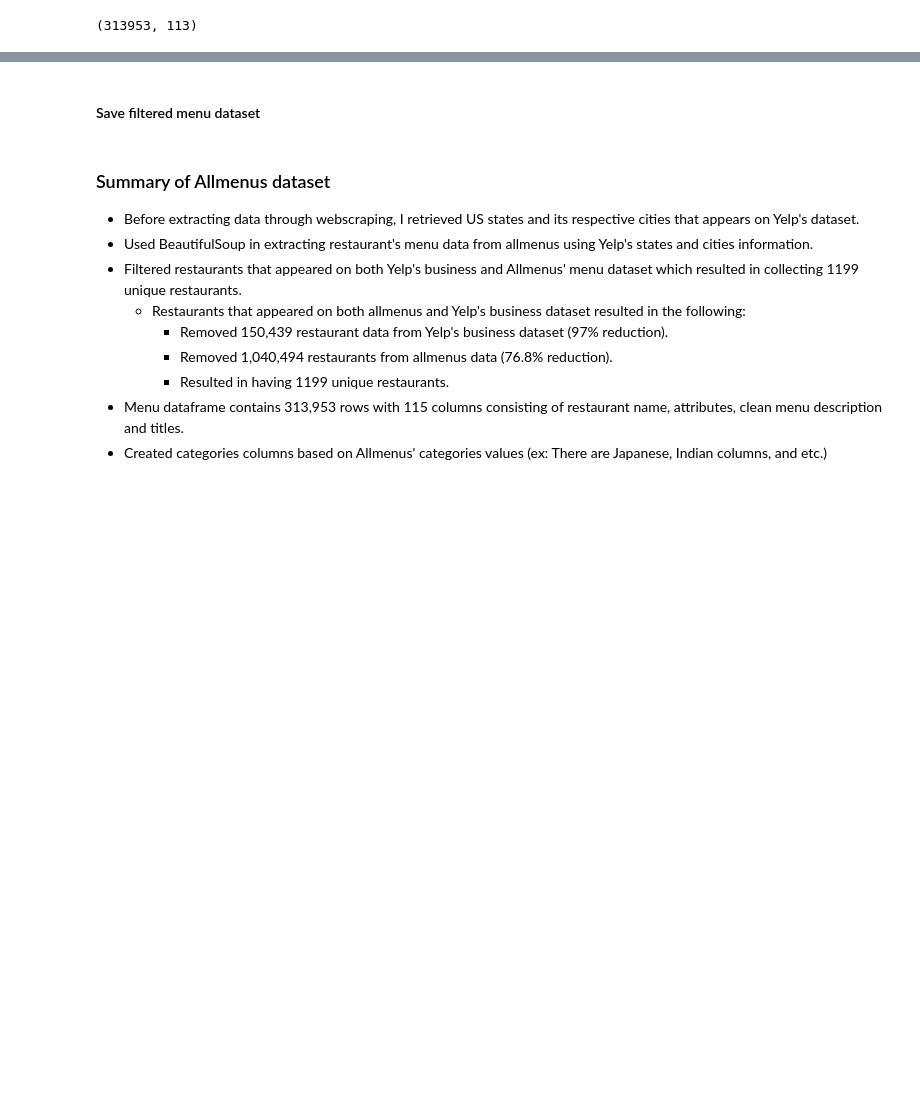
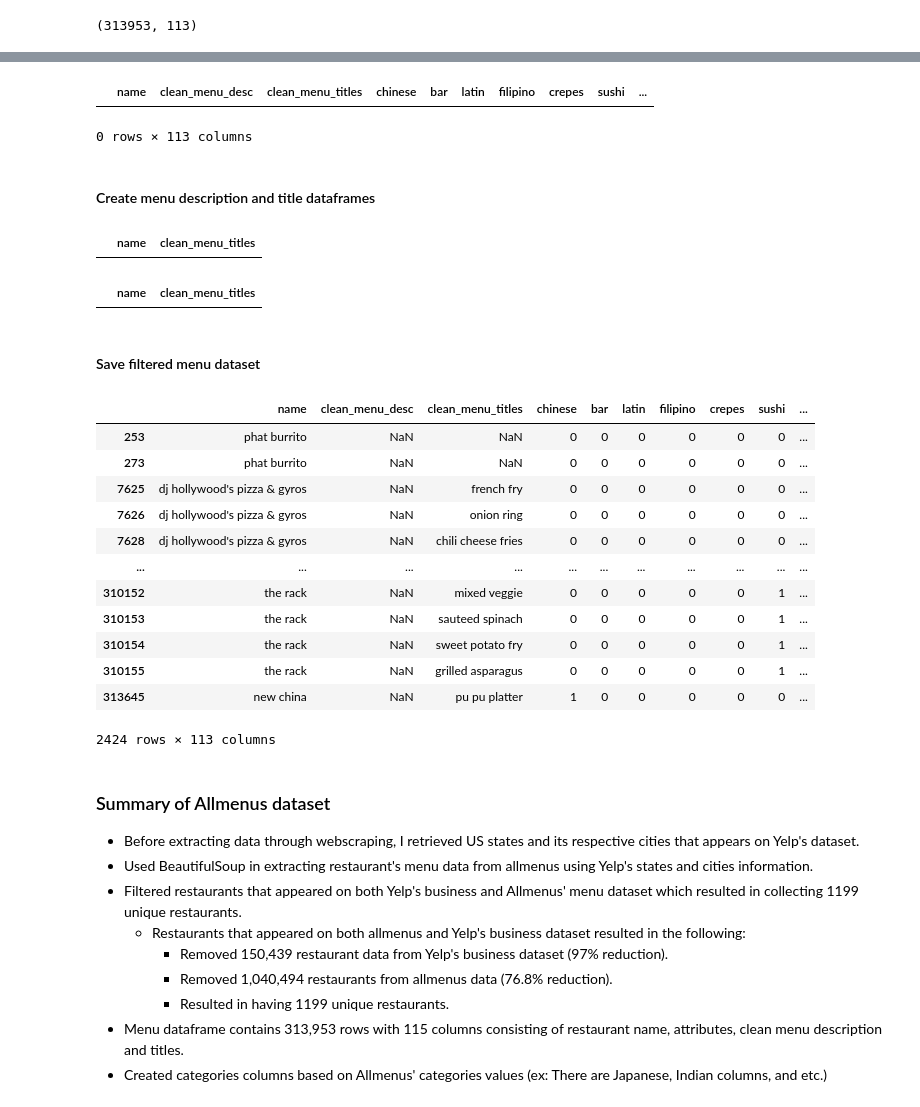
Before and after one commit to Suykim21/nlp_restaurant_search_engine, a Jupyter notebook: preprocessing.ipynb, the cells around one changed output, grey strips where cells are left out. Drawn from its saved outputs; the diff is of its cells as text; code cells hidden in the pictures; blank space fills up the shorter version.

```diff
--- a/preprocessing.ipynb
+++ b/preprocessing.ipynb
@@ -921 +941,8 @@ filtered_allmenus_df.head()
 5 rows × 113 columns
+# %%
+filtered_allmenus_df[filtered_allmenus_df.isna().any(axis=1)]
+# %% [output]
+|  | name | clean_menu_desc | clean_menu_titles | chinese | bar | latin | filipino | crepes | sushi | ... |
+0 rows × 113 columns
+# %% [markdown]
+#### Create menu description and title dataframes
@@ -921,0 +955,4 @@ filtered_allmenus_df.head()
+# %%
+menu_title_df[menu_title_df.isna().any(axis=1)]
+# %% [output]
+|  | name | clean_menu_titles |
@@ -921,0 +961,4 @@ filtered_allmenus_df.head()
+# %%
+menu_df[menu_df.isna().any(axis=1)]``
+# %% [output]
+|  | name | clean_menu_titles |
@@ -923,6 +968,23 @@ filtered_allmenus_df.head()
 #### Save filtered menu dataset
 # %%
 filtered_allmenus_df.to_csv('./dataset/filtered_menu.csv')
+# %%
+menu_df = pd.read_csv('./dataset/filtered_menu.csv', index_col=0)
+menu_df[menu_df.isna().any(axis=1)]
+# %% [output]
+|  | name | clean_menu_desc | clean_menu_titles | chinese | bar | latin | filipino | crepes | sushi | ... |
+| 253 | phat burrito | NaN | NaN | 0 | 0 | 0 | 0 | 0 | 0 | ... |
+| 273 | phat burrito | NaN | NaN | 0 | 0 | 0 | 0 | 0 | 0 | ... |
+| 7625 | dj hollywood's pizza & gyros | NaN | french fry | 0 | 0 | 0 | 0 | 0 | 0 | ... |
+| 7626 | dj hollywood's pizza & gyros | NaN | onion ring | 0 | 0 | 0 | 0 | 0 | 0 | ... |
+| 7628 | dj hollywood's pizza & gyros | NaN | chili cheese fries | 0 | 0 | 0 | 0 | 0 | 0 | ... |
+| ... | ... | ... | ... | ... | ... | ... | ... | ... | ... | ... |
+| 310152 | the rack | NaN | mixed veggie | 0 | 0 | 0 | 0 | 0 | 1 | ... |
+| 310153 | the rack | NaN | sauteed spinach | 0 | 0 | 0 | 0 | 0 | 1 | ... |
+| 310154 | the rack | NaN | sweet potato fry | 0 | 0 | 0 | 0 | 0 | 1 | ... |
+| 310155 | the rack | NaN | grilled asparagus | 0 | 0 | 0 | 0 | 0 | 1 | ... |
+| 313645 | new china | NaN | pu pu platter | 1 | 0 | 0 | 0 | 0 | 0 | ... |
+2424 rows × 113 columns
 # %%
 # Saving food categories for later use
 with open('./dataset/food_categories.pkl', 'wb') as f:
```
Also changed, not shown: parts of 16 cells of this notebook, 3 other files.
